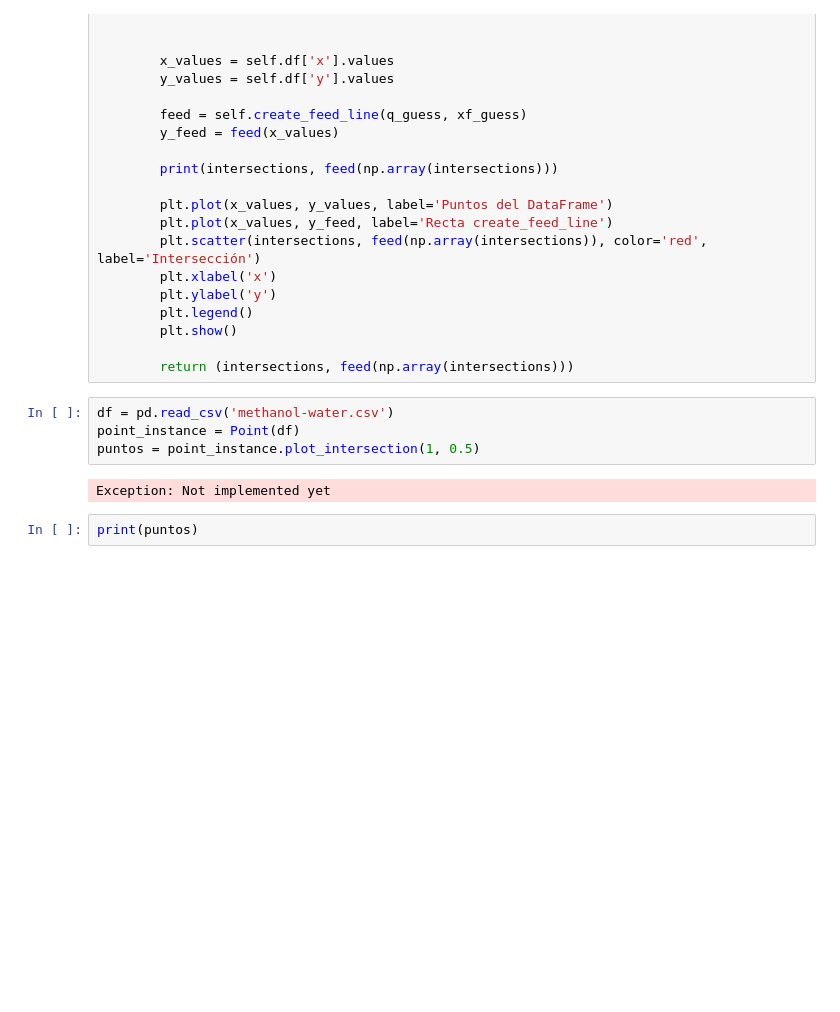
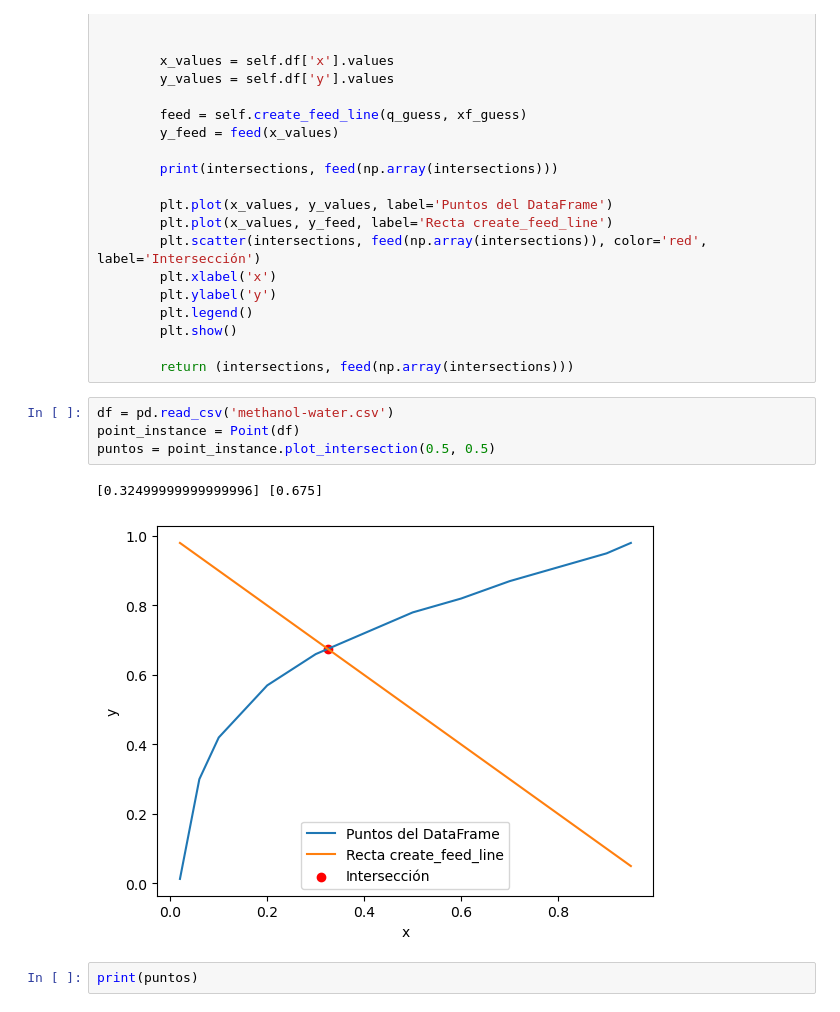
Before and after one commit to osl-pocs/fqlearn, a Jupyter notebook: docs/intersectionPOCv02.ipynb, the cells around one changed output. Cells and saved outputs as stored; diff of their text form; blank space fills up the shorter version.

```diff
--- a/docs/intersectionPOCv02.ipynb
+++ b/docs/intersectionPOCv02.ipynb
@@ -65,9 +65,10 @@ class Point:
 # %%
 df = pd.read_csv('methanol-water.csv')
 point_instance = Point(df)
-puntos = point_instance.plot_intersection(1, 0.5)
+puntos = point_instance.plot_intersection(0.5, 0.5)
 # %% [output]
-Exception: Not implemented yet
+[0.32499999999999996] [0.675]
+[figure, added]
 # %%
 print(puntos)
 # %% [output]
```
Also changed, not shown: parts of 2 cells of this notebook, 1 other file.
